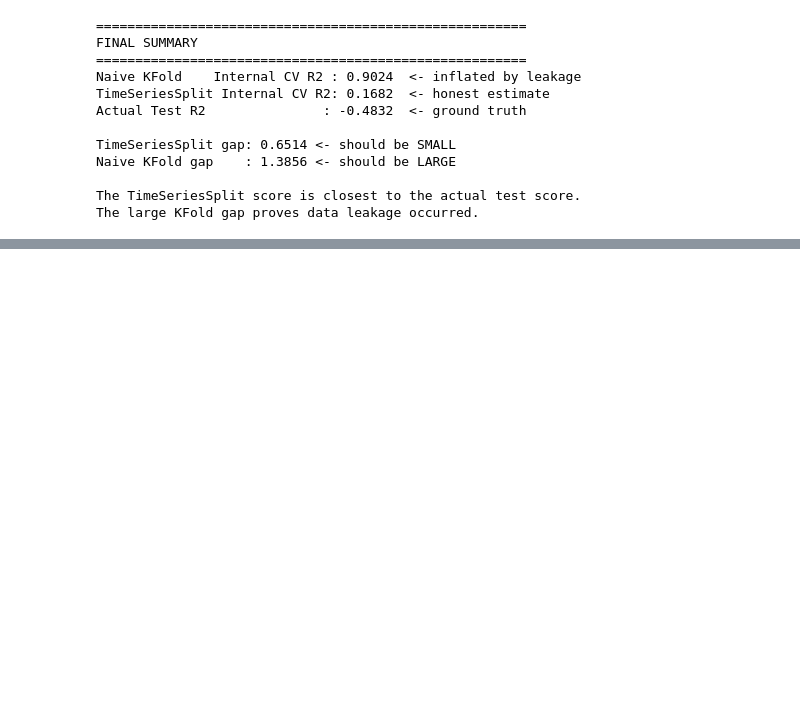
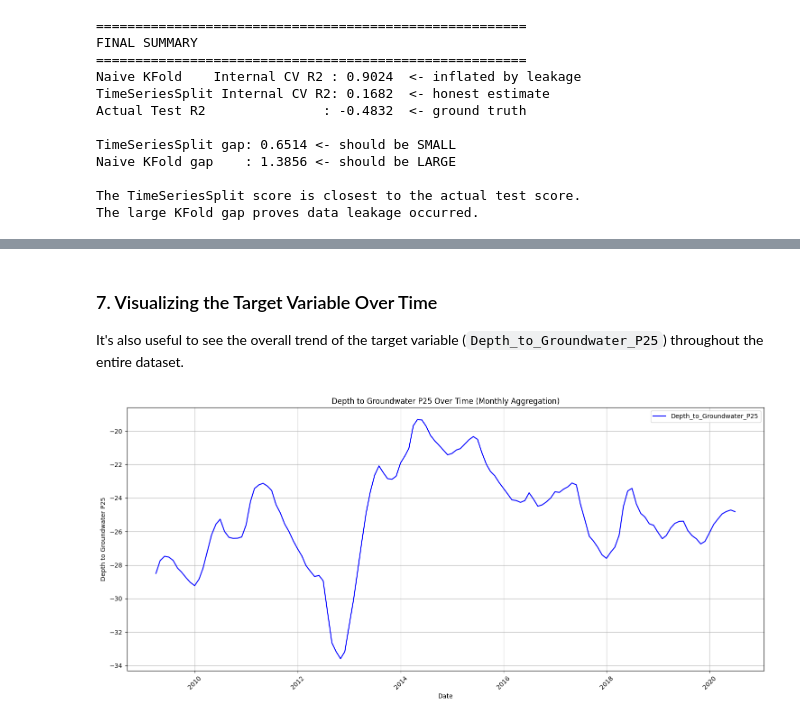
Before and after one commit to bgorume/petrignano-assignment, a Jupyter notebook: petrignano_assignment.ipynb, the cells around one changed output, grey strips where cells are left out. Drawn from its saved outputs; the diff is of its cells as text; code cells hidden in the pictures; blank space fills up the shorter version.

```diff
--- a/petrignano_assignment.ipynb
+++ b/petrignano_assignment.ipynb
@@ -255,0 +287,17 @@ The large KFold gap proves data leakage occurred.
+# %% [markdown]
+### 7. Visualizing the Target Variable Over Time
+
+It's also useful to see the overall trend of the target variable (`Depth_to_Groundwater_P25`) throughout the entire dataset.
+# %%
+plt.figure(figsize=(15, 7))
+plt.plot(combined.index, combined['Depth_to_Groundwater_P25'], label='Depth_to_Groundwater_P25', color='blue')
+plt.title('Depth to Groundwater P25 Over Time (Monthly Aggregation)')
+plt.xlabel('Date')
+plt.ylabel('Depth to Groundwater P25')
+plt.grid(True)
+plt.legend()
+plt.xticks(rotation=45)
+plt.tight_layout()
+plt.show()
+# %% [output]
+[figure, added]
```
Also changed, not shown: parts of 8 cells of this notebook.
